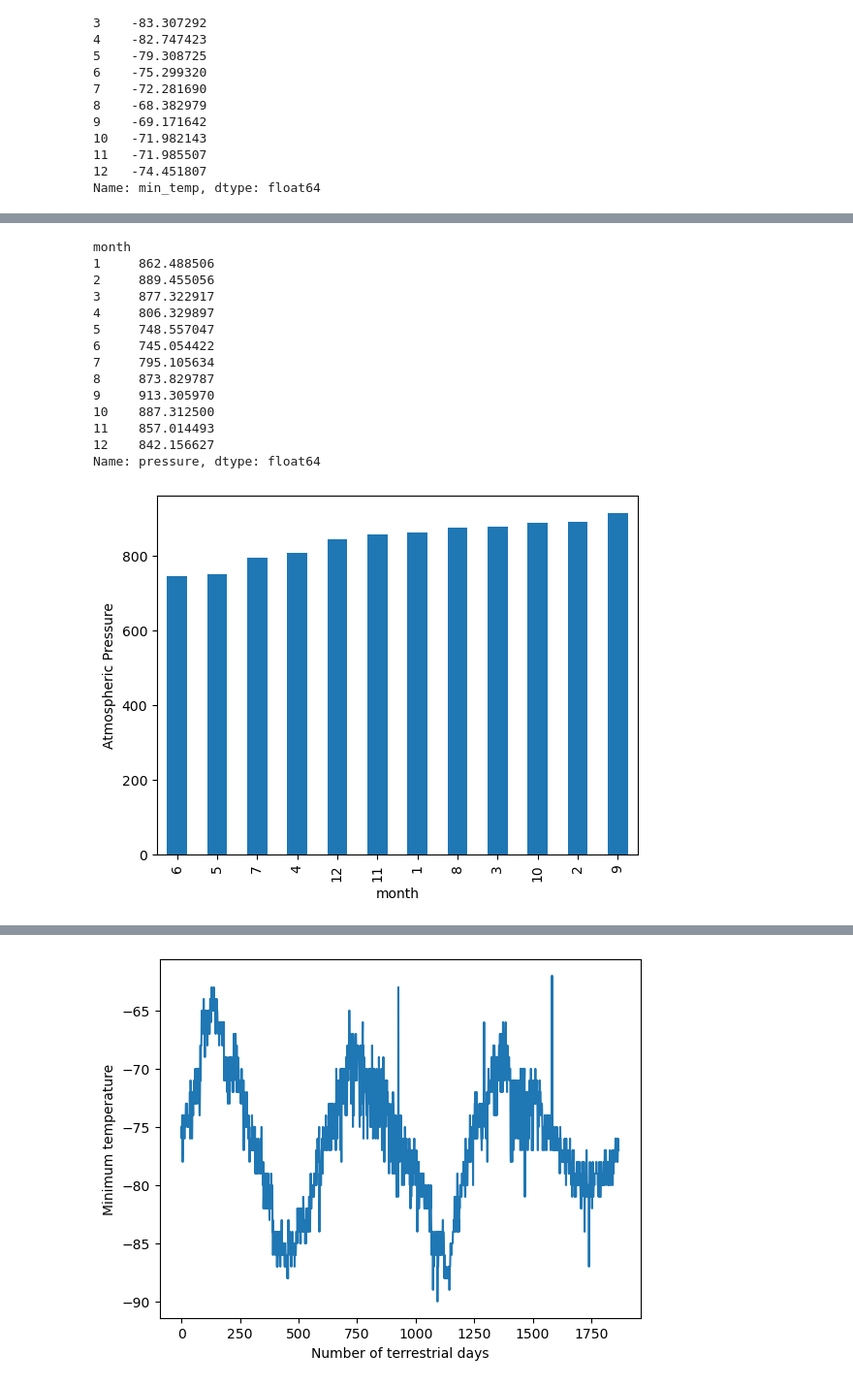
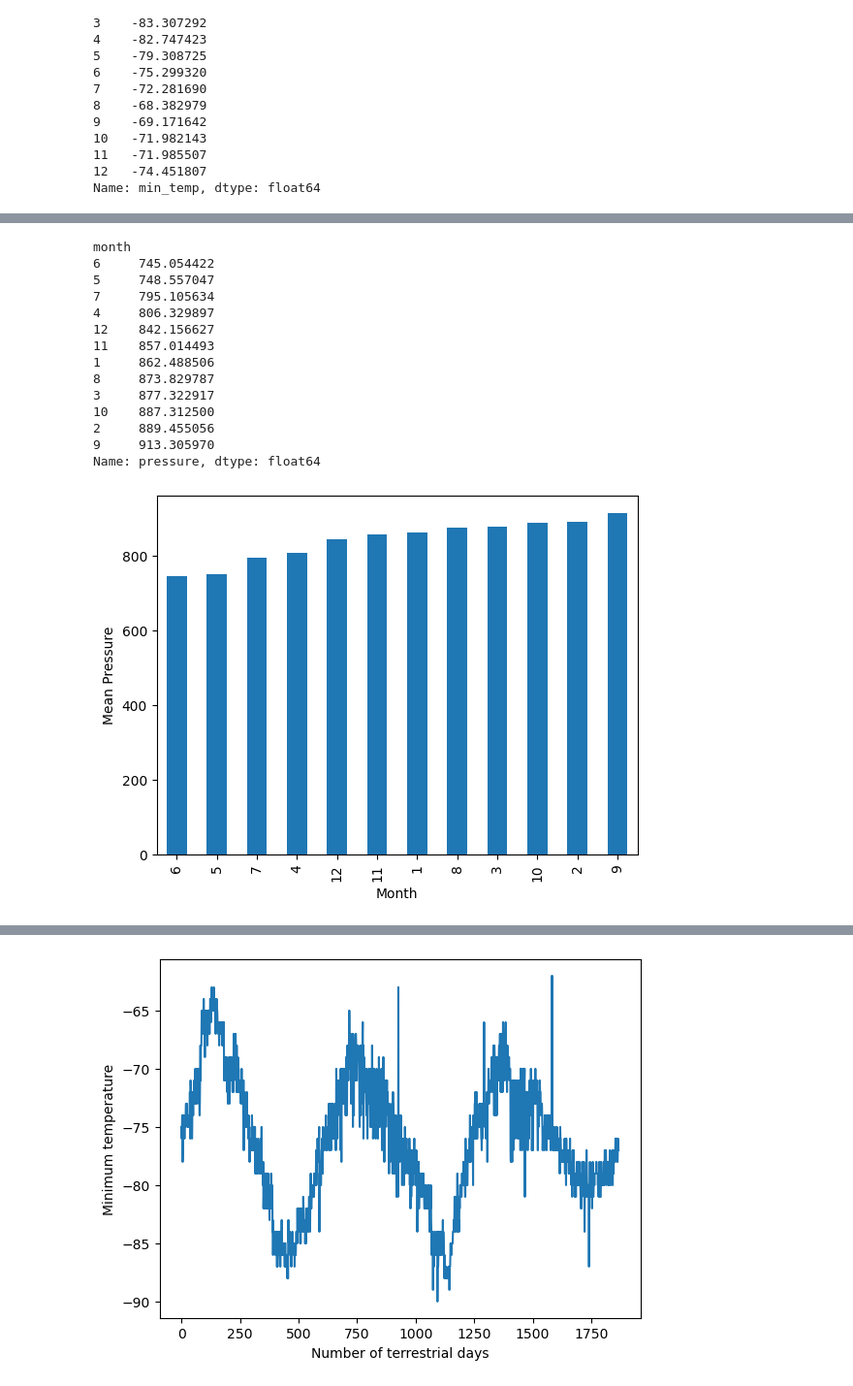
Before and after one commit to AshleyJubilee/mars-scraper-challenge, a Jupyter notebook: part_2_mars_weather.ipynb, the cells around one changed output, grey strips where cells are left out. Shown at 97% size. Drawn from its saved outputs; the diff is of its cells as text; code cells hidden in the pictures.

```diff
--- a/part_2_mars_weather.ipynb
+++ b/part_2_mars_weather.ipynb
@@ -108,6 +108,6 @@ pressure            object
 dtype: object
 # %%
 # Change data types for data analysis
-marsDataTypes = marsData.astype({'terrestrial_date': 'datetime64[ns]', 'sol': 'int64', 'ls': 'int64', 'month': 'int64', 'min_temp': 'float64', 'pressure': 'float64'})
+marsData = marsData.astype({'terrestrial_date': 'datetime64[ns]', 'sol': 'int64', 'ls': 'int64', 'month': 'int64', 'min_temp': 'float64', 'pressure': 'float64'})
 # %%
 # Confirm type changes were successful by examining data types again
@@ -185,21 +199,24 @@ Name: min_temp, dtype: float64
 # %%
 # 4. Average pressure by Martian month
+marsAvgP = marsData.groupby('month')['pressure'].mean().sort_values()
+marsAvgP
 # %% [output]
 month
+6     745.054422
+5     748.557047
+7     795.105634
+4     806.329897
+12    842.156627
+11    857.014493
 1     862.488506
+8     873.829787
+3     877.322917
+10    887.312500
 2     889.455056
-3     877.322917
-4     806.329897
-5     748.557047
-6     745.054422
-7     795.105634
-8     873.829787
 9     913.305970
-10    887.312500
-11    857.014493
-12    842.156627
 Name: pressure, dtype: float64
 # %%
 # Plot the average pressure by month
+marsAvgPBar = marsAvgP.plot.bar(xlabel='Month', ylabel='Mean Pressure')
 # %% [output]
-[figure, old version]
+[figure, new version]
```
Also changed, not shown: parts of 13 cells of this notebook, 1 other file.
